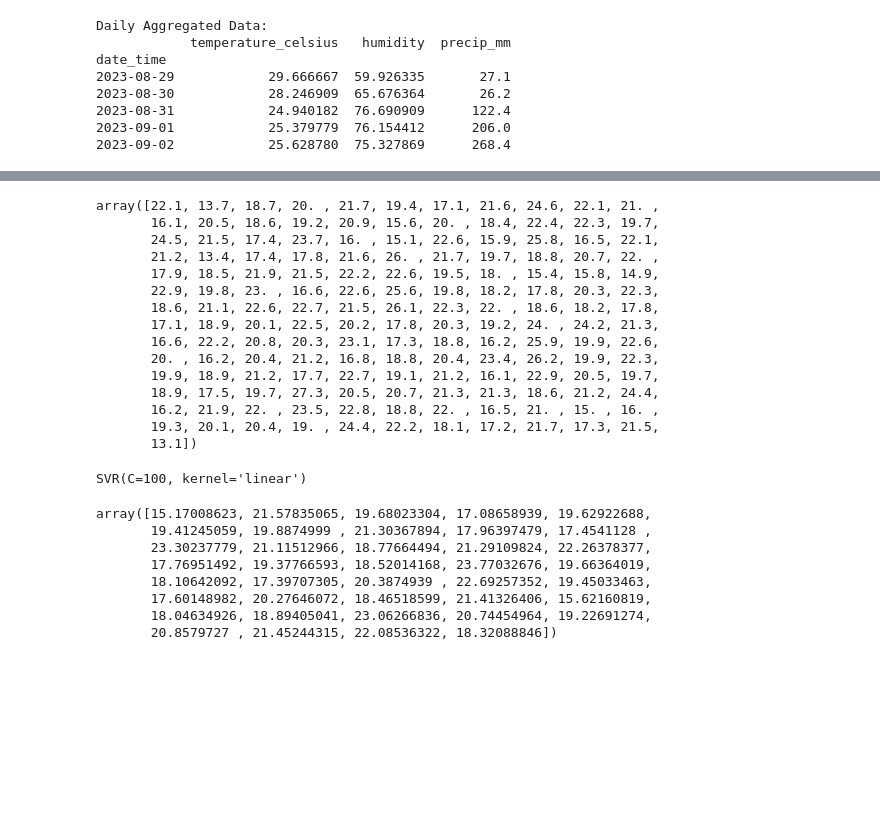
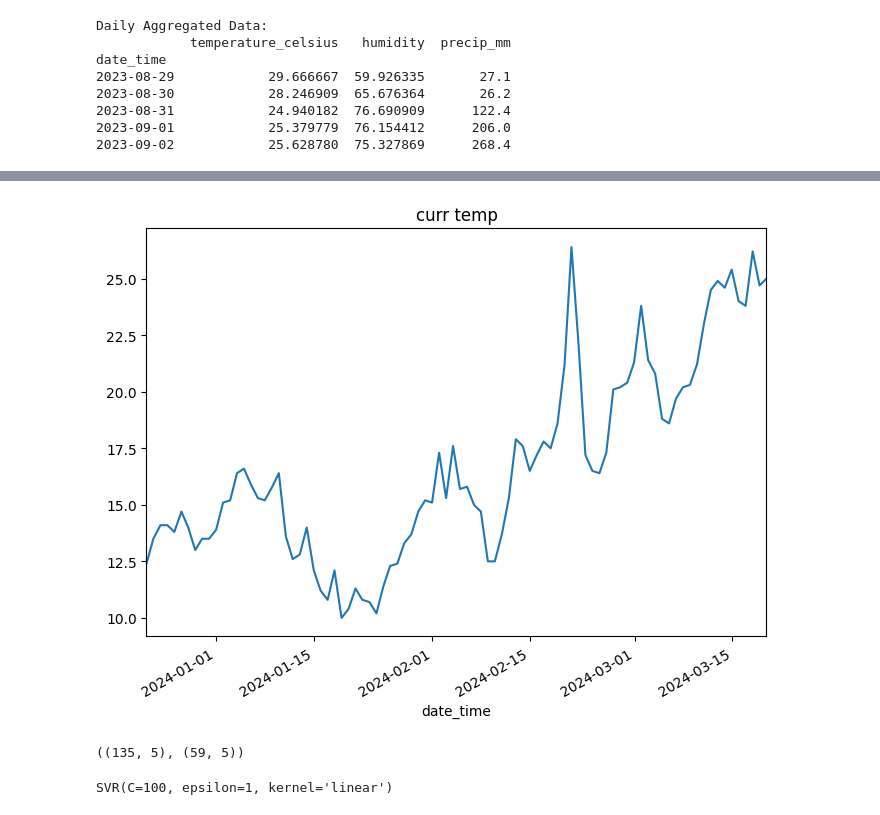
Before and after one commit to raunak01-raj/Weather-prediction, a Jupyter notebook: WP (SVM).ipynb, the cells around one changed output, grey strips where cells are left out. Saved outputs shown, nothing was run; the diff lists cells and outputs as text; code cells hidden in the pictures; blank space fills up the shorter version.

```diff
--- a/WP (SVM).ipynb
+++ b/WP (SVM).ipynb
@@ -183,2 +181,8 @@ See the caveats in the documentation: https://pandas.pydata.org/pandas-docs/stab
+# %%
+
+import matplotlib.pyplot as plt
+City['temperature_celsius']['2023-12-22 00:15:00':'2024-03-19 21:45:00'].plot(title='curr temp', figsize=(8, 6)).autoscale(axis='x', tight=True)
+# %% [output]
+[figure, added]
 # %%
 # selecting the independent feature i.e., features in which the ML model will be trained
@@ -194,2 +192,7 @@ X_train, X_test, y_train, y_test = train_test_split(scaled_features, City[target
+# %%
+X_train,X_test,y_train,y_test = train_test_split(City[independent_feature],City[targeted_feature],test_size=0.3,random_state=3)
+X_train.shape, X_test.shape
+# %% [output]
+((135, 5), (59, 5))
 # %%
 # creating the svr model with approprieate hyperparameter tuning techniques
@@ -197,35 +200,10 @@ svr=SVR(kernel='linear',C = 100, epsilon=0.1)
-# %%
-y_train_flat = y_train.values.ravel()
-y_train_flat
-# %% [output]
-array([22.1, 13.7, 18.7, 20. , 21.7, 19.4, 17.1, 21.6, 24.6, 22.1, 21. ,
-       16.1, 20.5, 18.6, 19.2, 20.9, 15.6, 20. , 18.4, 22.4, 22.3, 19.7,
-       24.5, 21.5, 17.4, 23.7, 16. , 15.1, 22.6, 15.9, 25.8, 16.5, 22.1,
-       21.2, 13.4, 17.4, 17.8, 21.6, 26. , 21.7, 19.7, 18.8, 20.7, 22. ,
-       17.9, 18.5, 21.9, 21.5, 22.2, 22.6, 19.5, 18. , 15.4, 15.8, 14.9,
-       22.9, 19.8, 23. , 16.6, 22.6, 25.6, 19.8, 18.2, 17.8, 20.3, 22.3,
-       18.6, 21.1, 22.6, 22.7, 21.5, 26.1, 22.3, 22. , 18.6, 18.2, 17.8,
-       17.1, 18.9, 20.1, 22.5, 20.2, 17.8, 20.3, 19.2, 24. , 24.2, 21.3,
-       16.6, 22.2, 20.8, 20.3, 23.1, 17.3, 18.8, 16.2, 25.9, 19.9, 22.6,
-       20. , 16.2, 20.4, 21.2, 16.8, 18.8, 20.4, 23.4, 26.2, 19.9, 22.3,
-       19.9, 18.9, 21.2, 17.7, 22.7, 19.1, 21.2, 16.1, 22.9, 20.5, 19.7,
-       18.9, 17.5, 19.7, 27.3, 20.5, 20.7, 21.3, 21.3, 18.6, 21.2, 24.4,
-       16.2, 21.9, 22. , 23.5, 22.8, 18.8, 22. , 16.5, 21. , 15. , 16. ,
-       19.3, 20.1, 20.4, 19. , 24.4, 22.2, 18.1, 17.2, 21.7, 17.3, 21.5,
-       13.1])
-# %%
-svr.fit(X_train, y_train_flat)
-# %% [output]
-SVR(C=100, kernel='linear')
+# %%
+# training the model
+svr.fit(X_train, y_train)
+# %% [output]
+SVR(C=100, epsilon=1, kernel='linear')
 # %%
 y_pred = svr.predict(X_test)
-y_pred
+y_pred=pd.DataFrame(y_pred)
+
+y_pred.columns = ['Predicted Value']
-# %% [output]
-array([15.17008623, 21.57835065, 19.68023304, 17.08658939, 19.62922688,
-       19.41245059, 19.8874999 , 21.30367894, 17.96397479, 17.4541128 ,
-       23.30237779, 21.11512966, 18.77664494, 21.29109824, 22.26378377,
-       17.76951492, 19.37766593, 18.52014168, 23.77032676, 19.66364019,
-       18.10642092, 17.39707305, 20.3874939 , 22.69257352, 19.45033463,
-       17.60148982, 20.27646072, 18.46518599, 21.41326406, 15.62160819,
-       18.04634926, 18.89405041, 23.06266836, 20.74454964, 19.22691274,
-       20.8579727 , 21.45244315, 22.08536322, 18.32088846])
```
Also changed, not shown: parts of 21 cells of this notebook, 36 other files.
